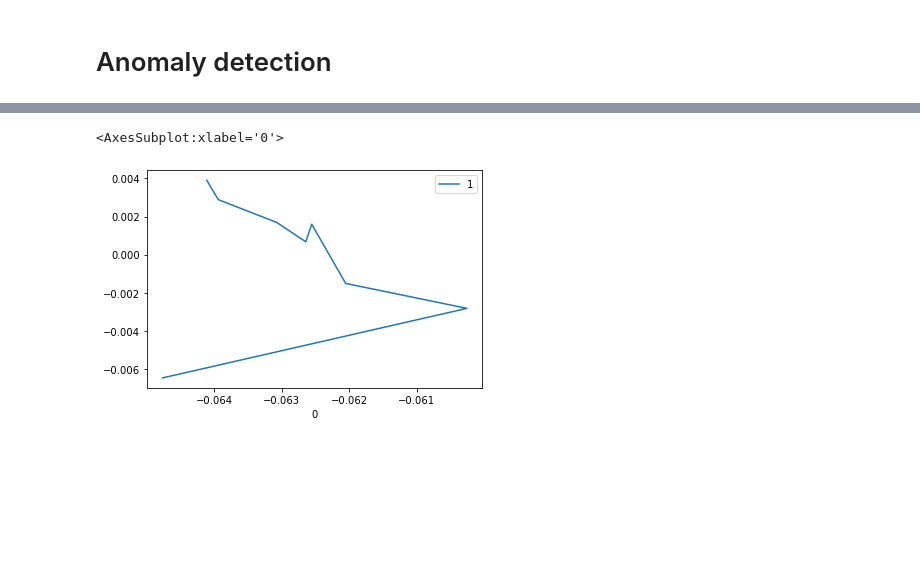
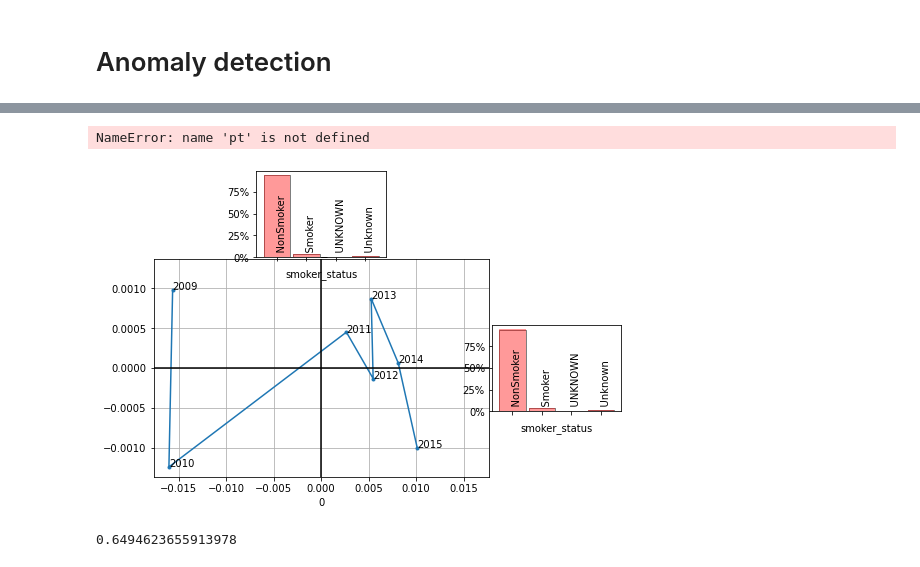
Before and after one commit to SOA-ILEC-Demo/ILECTools, a Jupyter notebook: sample_notebooks/2019_ValAct_demo.ipynb, the cells around one changed output, grey strips where cells are left out. Saved outputs shown, nothing was run; the diff lists cells and outputs as text; code cells hidden in the pictures; blank space fills up the shorter version.

```diff
--- a/sample_notebooks/2019_ValAct_demo.ipynb
+++ b/sample_notebooks/2019_ValAct_demo.ipynb
@@ -98,4 +98,2 @@ datsumanom = data.pivot_table(index='observation_year,insurance_plan,smoker_stat
                               values='amount_exposure',
                               aggfunc=np.sum)
-# %%
-pt = datsumanom.loc[slice(2009, 2016)].unstack(0).T.fillna(0)
@@ -107,5 +100,6 @@ u,s,vh = np.linalg.svd(A, full_matrices=False)
-# %%
-pd.DataFrame(u.dot(np.diag(s)), index=pt.index).plot(x=0, y=1)
-# %% [output]
-<AxesSubplot:xlabel='0'>
-[figure, removed]
+# %%
+
+
+z = Decomposer(pt)
+# %% [output]
+NameError: name 'pt' is not defined
@@ -111,0 +112,4 @@ pd.DataFrame(u.dot(np.diag(s)), index=pt.index).plot(x=0, y=1)
+# %%
+t = z.plot2d(show_xaxis=len(pt)<20)
+# %% [output]
+[figure, added]
@@ -111,0 +118,4 @@ pd.DataFrame(u.dot(np.diag(s)), index=pt.index).plot(x=0, y=1)
+# %%
+ax.get_window_extent().height / ax.get_window_extent().width
+# %% [output]
+0.6494623655913978
```
Also changed, not shown: parts of 9 cells of this notebook, 1 other file.
